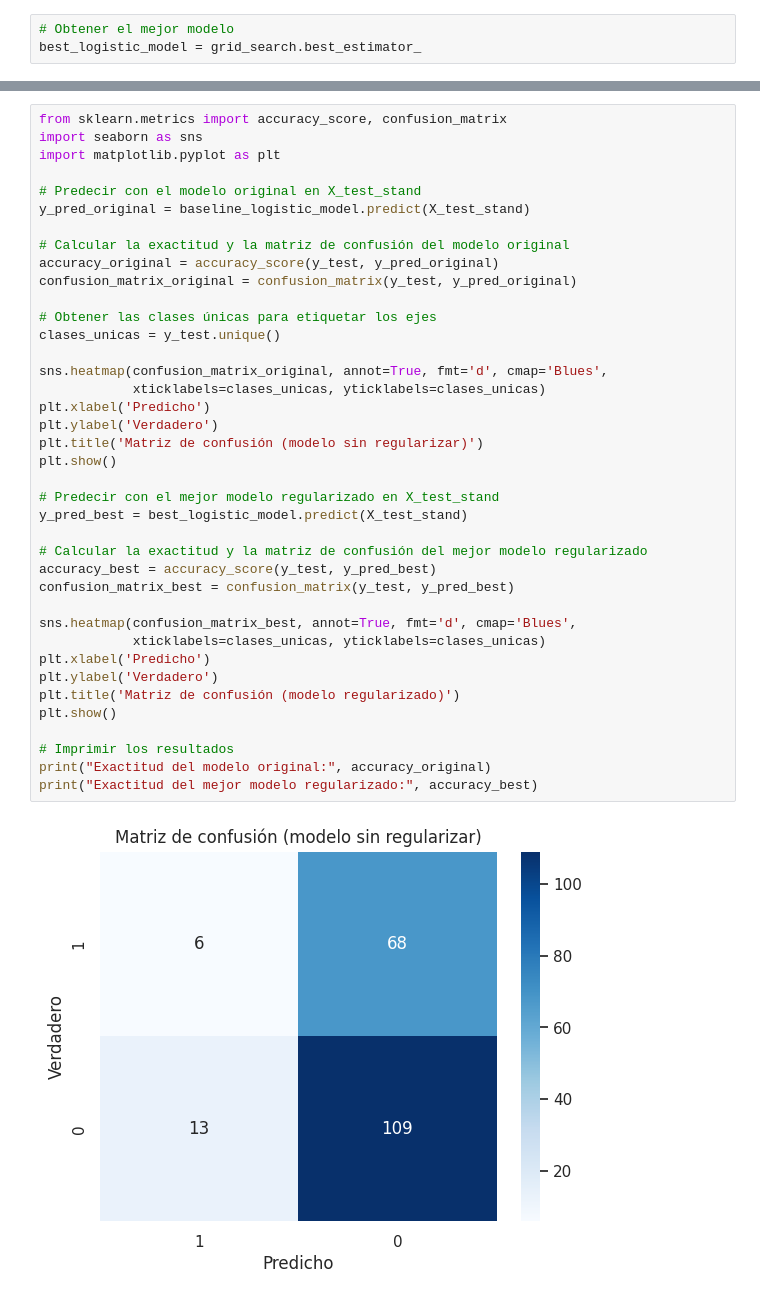
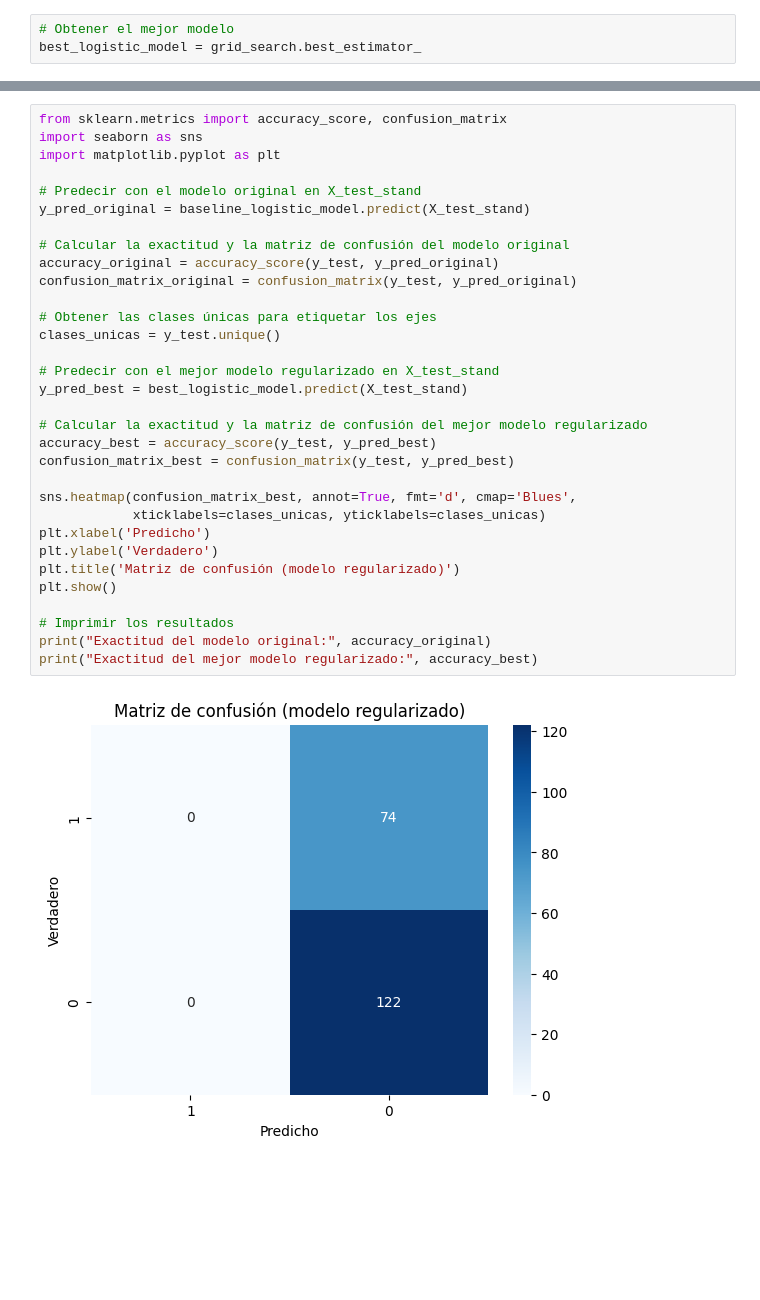
Before and after one commit to nachoperna/Fundamentos-de-la-Ciencia-de-Datos, a Jupyter notebook: TPE/tpe.ipynb, the cells around one changed output, grey strips where cells are left out. Drawn from its saved outputs; the diff is of its cells as text; blank space fills up the shorter version.

```diff
--- a/TPE/tpe.ipynb
+++ b/TPE/tpe.ipynb
@@ -1649,38 +1649,31 @@ import seaborn as sns
 import matplotlib.pyplot as plt
 
 # Predecir con el modelo original en X_test_stand
 y_pred_original = baseline_logistic_model.predict(X_test_stand)
 
 # Calcular la exactitud y la matriz de confusión del modelo original
 accuracy_original = accuracy_score(y_test, y_pred_original)
 confusion_matrix_original = confusion_matrix(y_test, y_pred_original)
 
 # Obtener las clases únicas para etiquetar los ejes
 clases_unicas = y_test.unique()
-
-sns.heatmap(confusion_matrix_original, annot=True, fmt='d', cmap='Blues',
-            xticklabels=clases_unicas, yticklabels=clases_unicas)
-plt.xlabel('Predicho')
-plt.ylabel('Verdadero')
-plt.title('Matriz de confusión (modelo sin regularizar)')
-plt.show()
 
 # Predecir con el mejor modelo regularizado en X_test_stand
 y_pred_best = best_logistic_model.predict(X_test_stand)
 
 # Calcular la exactitud y la matriz de confusión del mejor modelo regularizado
 accuracy_best = accuracy_score(y_test, y_pred_best)
 confusion_matrix_best = confusion_matrix(y_test, y_pred_best)
 
 sns.heatmap(confusion_matrix_best, annot=True, fmt='d', cmap='Blues',
             xticklabels=clases_unicas, yticklabels=clases_unicas)
 plt.xlabel('Predicho')
 plt.ylabel('Verdadero')
 plt.title('Matriz de confusión (modelo regularizado)')
 plt.show()
 
 # Imprimir los resultados
 print("Exactitud del modelo original:", accuracy_original)
 print("Exactitud del mejor modelo regularizado:", accuracy_best)
 # %% [output]
-[figure, old version]
+[figure, new version]
```
Also changed, not shown: parts of 18 cells of this notebook.
